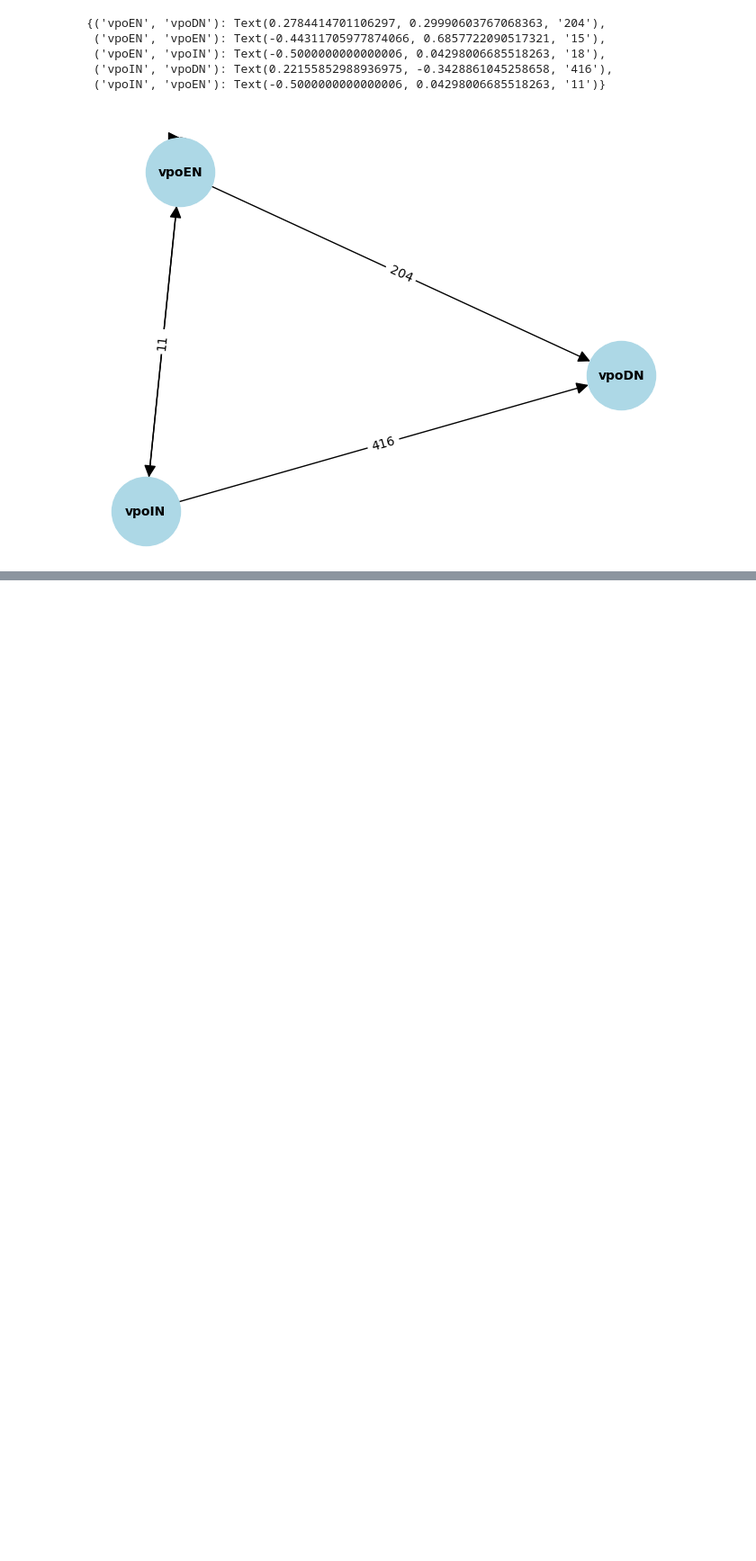
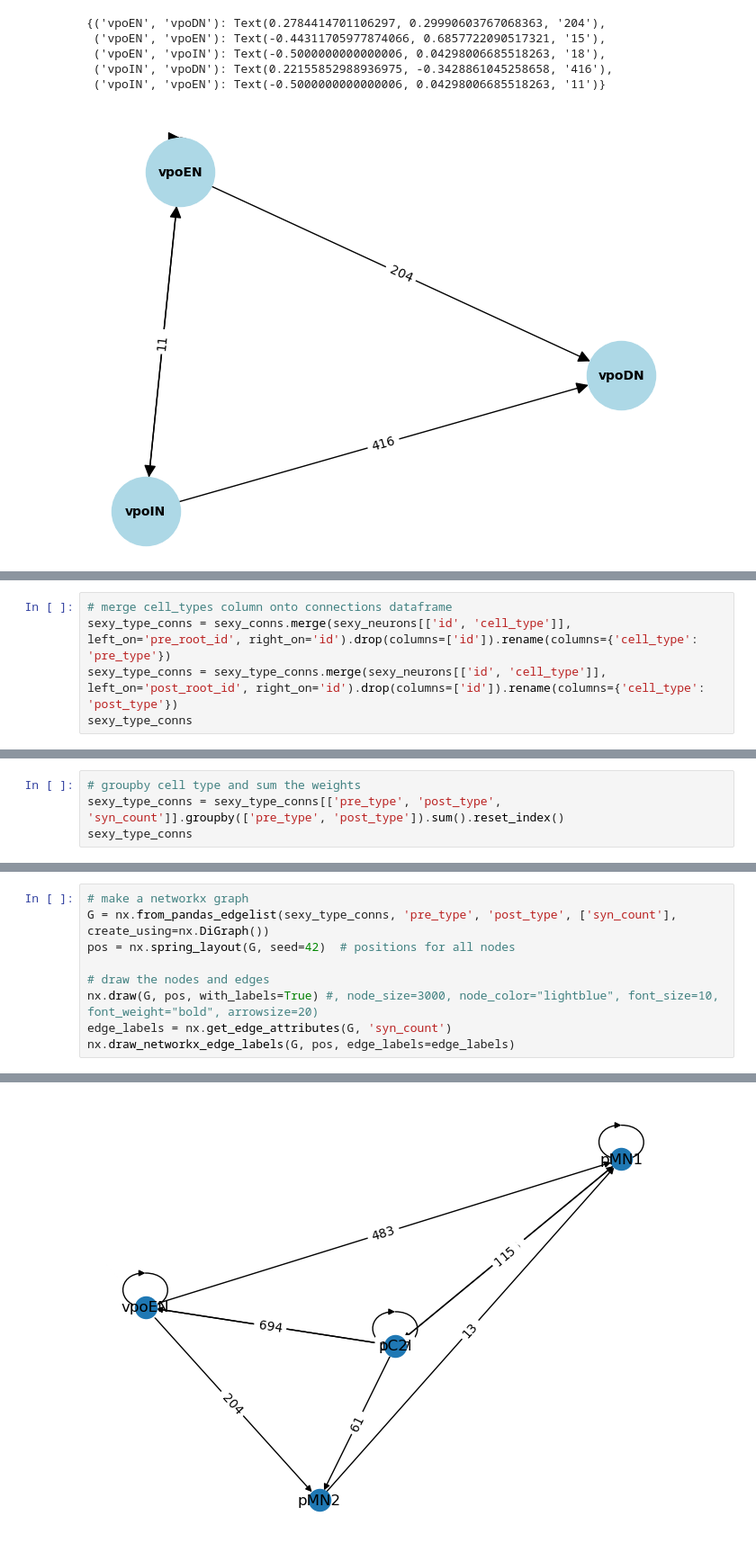
Before and after one commit to Gutierrez-lab/auditory-analysis, a Jupyter notebook: vpo_triad.ipynb, the cells around one changed output, grey strips where cells are left out. Shown: that part at 90% size. Saved outputs shown, nothing was run; the diff lists cells and outputs as text; blank space fills up the shorter version.

```diff
--- a/vpo_triad.ipynb
+++ b/vpo_triad.ipynb
@@ -243,0 +434,5 @@ nx.draw_networkx_edge_labels(G, pos, edge_labels=edge_labels)
+# %%
+# merge cell_types column onto connections dataframe
+sexy_type_conns = sexy_conns.merge(sexy_neurons[['id', 'cell_type']], left_on='pre_root_id', right_on='id').drop(columns=['id']).rename(columns={'cell_type': 'pre_type'})
+sexy_type_conns = sexy_type_conns.merge(sexy_neurons[['id', 'cell_type']], left_on='post_root_id', right_on='id').drop(columns=['id']).rename(columns={'cell_type': 'post_type'})
+sexy_type_conns
@@ -243,0 +453,4 @@ nx.draw_networkx_edge_labels(G, pos, edge_labels=edge_labels)
+# %%
+# groupby cell type and sum the weights
+sexy_type_conns = sexy_type_conns[['pre_type', 'post_type', 'syn_count']].groupby(['pre_type', 'post_type']).sum().reset_index()
+sexy_type_conns
@@ -243,0 +470,10 @@ nx.draw_networkx_edge_labels(G, pos, edge_labels=edge_labels)
+# %%
+# make a networkx graph
+G = nx.from_pandas_edgelist(sexy_type_conns, 'pre_type', 'post_type', ['syn_count'], create_using=nx.DiGraph())
+pos = nx.spring_layout(G, seed=42)  # positions for all nodes
+
+# draw the nodes and edges
+nx.draw(G, pos, with_labels=True) #, node_size=3000, node_color="lightblue", font_size=10, font_weight="bold", arrowsize=20)
+edge_labels = nx.get_edge_attributes(G, 'syn_count')
+nx.draw_networkx_edge_labels(G, pos, edge_labels=edge_labels)
+# %% [output]
@@ -243,0 +491 @@ nx.draw_networkx_edge_labels(G, pos, edge_labels=edge_labels)
+[figure, added]
```
Also changed, not shown: parts of 34 cells of this notebook, 13 other files.
